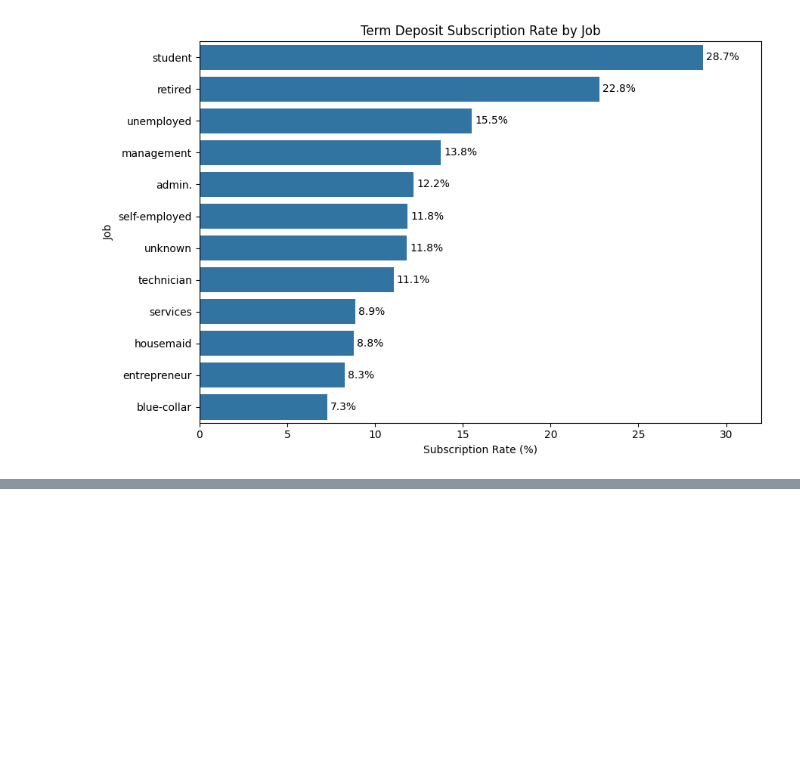
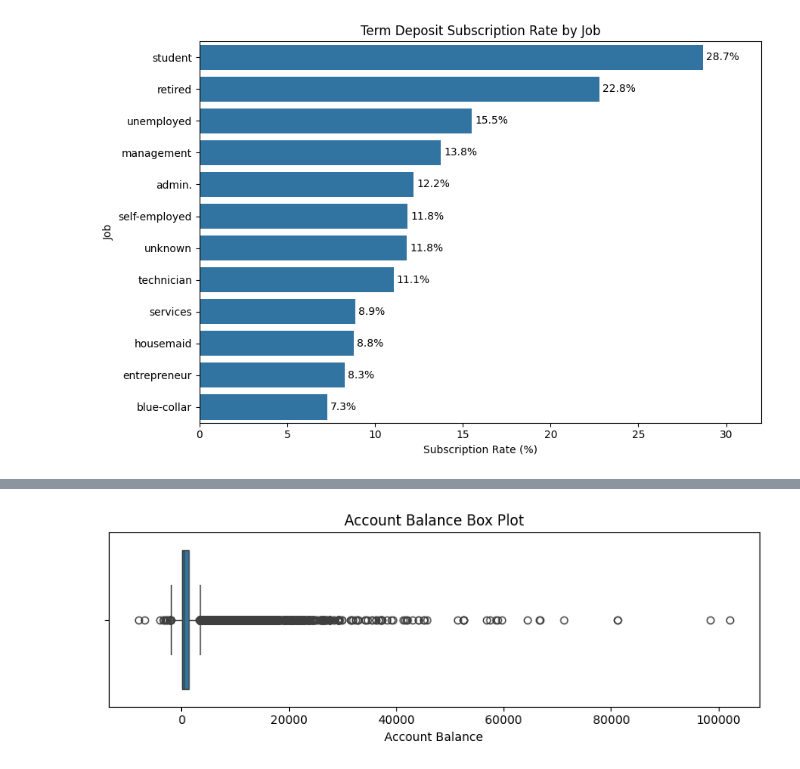
Before and after one commit to huzaifawaheed2/DevelopersHub-Corporation-Advanced-Internship, a Jupyter notebook: Project-01-Term-Deposit-Prediction/notebooks/term_deposit_prediction.ipynb, the cells around one changed output, grey strips where cells are left out. Saved outputs shown, nothing was run; the diff lists cells and outputs as text; code cells hidden in the pictures; blank space fills up the shorter version.

```diff
--- a/Project-01-Term-Deposit-Prediction/notebooks/term_deposit_prediction.ipynb
+++ b/Project-01-Term-Deposit-Prediction/notebooks/term_deposit_prediction.ipynb
@@ -566,0 +732,24 @@ plt.show()
+# %%
+# Plot the account balance box plot
+
+plt.figure(figsize=(8, 3))
+
+sns.boxplot(
+    data=df,
+    x="balance"
+)
+
+plt.title("Account Balance Box Plot")
+plt.xlabel("Account Balance")
+
+plt.tight_layout()
+
+plt.savefig(
+    "../outputs/figures/08_balance_boxplot.png",
+    dpi=300,
+    bbox_inches="tight"
+)
+
+plt.show()
+# %% [output]
+[figure, added]
```
Also changed, not shown: parts of 16 cells of this notebook.
